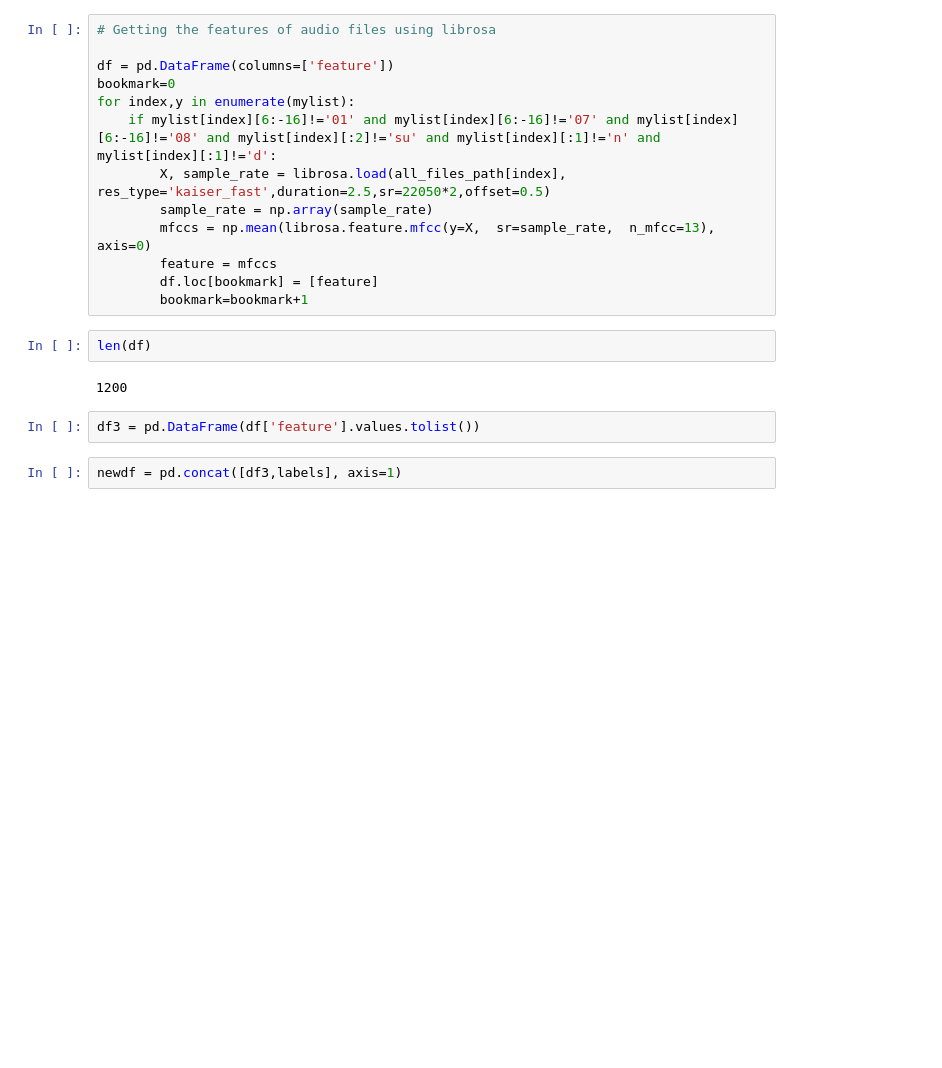
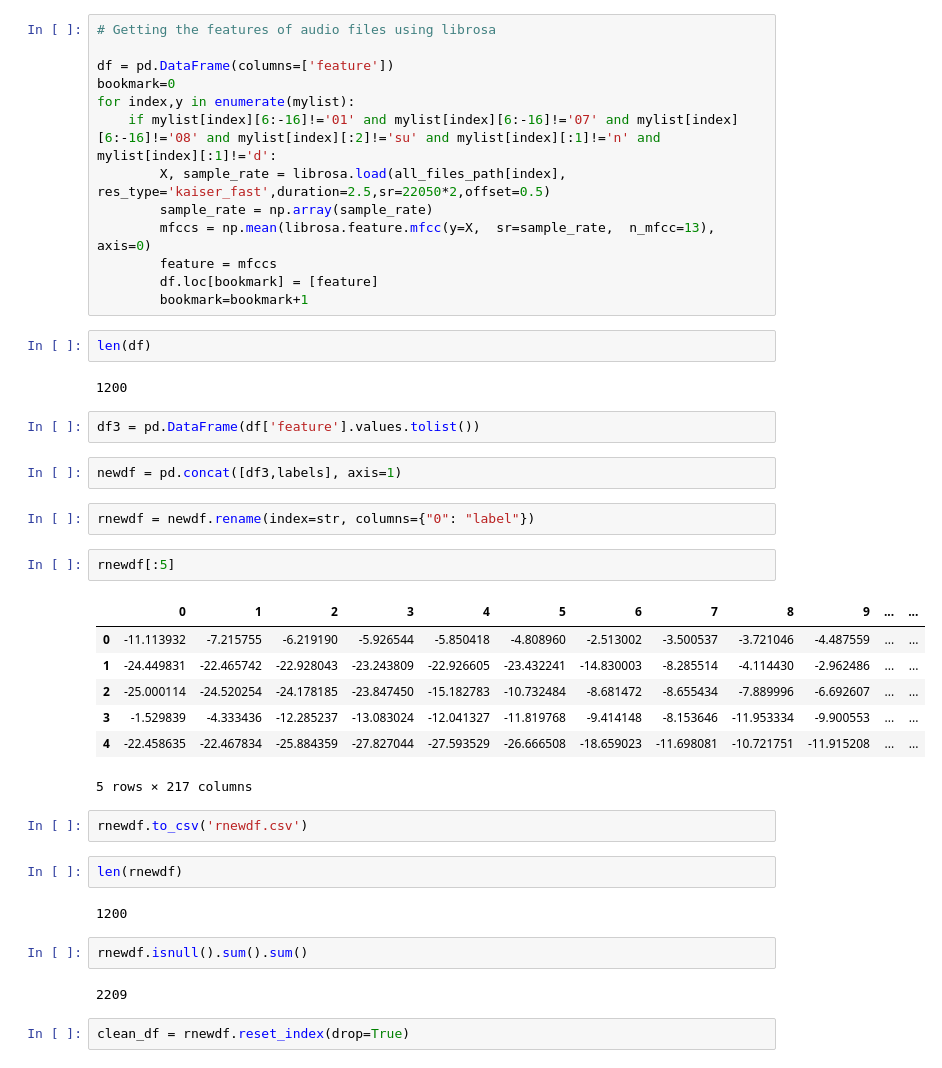
Before and after one commit to RadhiMalhotra98/CS584-Machine-Learning-Project, a Jupyter notebook: TRAINING_MODULE.ipynb, the cells around one changed output. Saved outputs shown, nothing was run; the diff lists cells and outputs as text; blank space fills up the shorter version.

```diff
--- a/TRAINING_MODULE.ipynb
+++ b/TRAINING_MODULE.ipynb
@@ -288,3 +288,27 @@ len(df)
 df3 = pd.DataFrame(df['feature'].values.tolist())
 # %%
 newdf = pd.concat([df3,labels], axis=1)
+# %%
+rnewdf = newdf.rename(index=str, columns={"0": "label"})
+# %%
+rnewdf[:5]
+# %% [output]
+|  | 0 | 1 | 2 | 3 | 4 | 5 | 6 | 7 | 8 | 9 | ... | ... |
+| 0 | -11.113932 | -7.215755 | -6.219190 | -5.926544 | -5.850418 | -4.808960 | -2.513002 | -3.500537 | -3.721046 | -4.487559 | ... | ... |
+| 1 | -24.449831 | -22.465742 | -22.928043 | -23.243809 | -22.926605 | -23.432241 | -14.830003 | -8.285514 | -4.114430 | -2.962486 | ... | ... |
+| 2 | -25.000114 | -24.520254 | -24.178185 | -23.847450 | -15.182783 | -10.732484 | -8.681472 | -8.655434 | -7.889996 | -6.692607 | ... | ... |
+| 3 | -1.529839 | -4.333436 | -12.285237 | -13.083024 | -12.041327 | -11.819768 | -9.414148 | -8.153646 | -11.953334 | -9.900553 | ... | ... |
+| 4 | -22.458635 | -22.467834 | -25.884359 | -27.827044 | -27.593529 | -26.666508 | -18.659023 | -11.698081 | -10.721751 | -11.915208 | ... | ... |
+5 rows × 217 columns
+# %%
+rnewdf.to_csv('rnewdf.csv')
+# %%
+len(rnewdf)
+# %% [output]
+1200
+# %%
+rnewdf.isnull().sum().sum()
+# %% [output]
+2209
+# %%
+clean_df = rnewdf.reset_index(drop=True)
```
